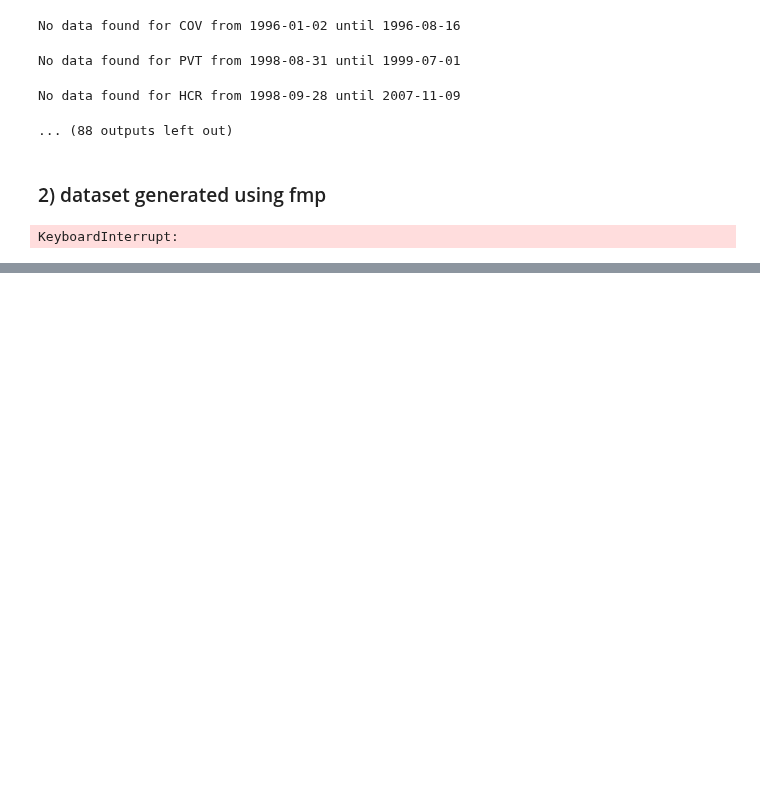
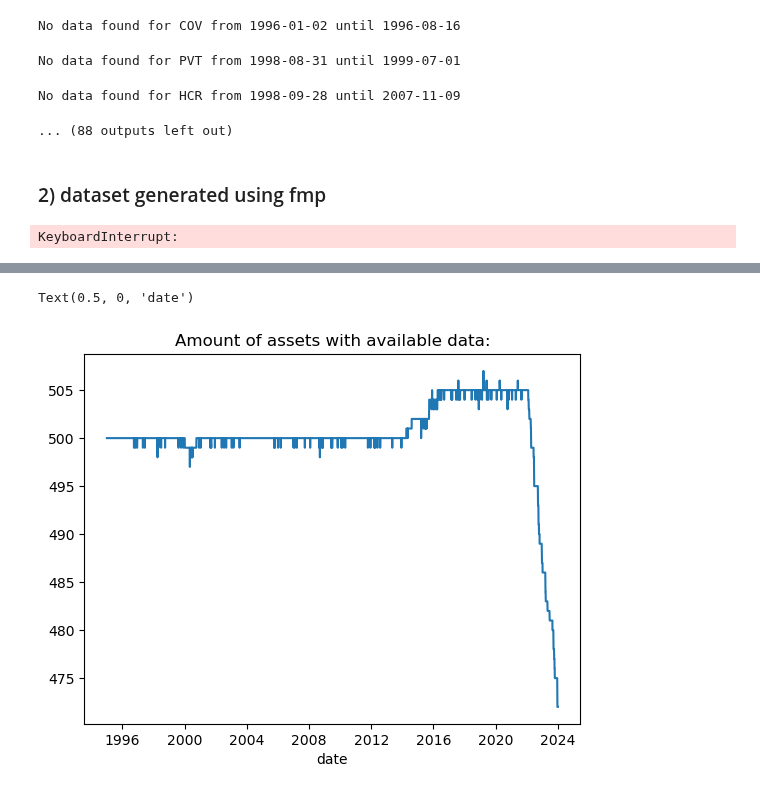
Before and after one commit to quintengeerts2000/MasterThesis-DRL_applications_to_stat_arb, a Jupyter notebook: empirical_analysis/data_gathering.ipynb, the cells around one changed output, grey strips where cells are left out. Cells and saved outputs as stored; diff of their text form; code cells hidden in the pictures; blank space fills up the shorter version.

```diff
--- a/empirical_analysis/data_gathering.ipynb
+++ b/empirical_analysis/data_gathering.ipynb
@@ -213,0 +221,20 @@ KeyboardInterrupt:
+# %%
+data = pd.read_csv('wrds_data_raw.csv')
+data.date = pd.to_datetime(data.date)
+# %%
+constituents = pd.read_csv('wrds_sp500_cons.csv')
+constituents.drop(columns=['Unnamed: 0'],inplace=True)
+constituents['SP500 End'] = pd.to_datetime(constituents['SP500 End'])
+constituents['SP500 Start'] = pd.to_datetime(constituents['SP500 Start'])
+# %%
+returns_dataset = pd.DataFrame()
+for permno in tqdm(set(data['PERMNO'].values)):
+    date_ranges = set([(row['SP500 Start'],row['SP500 End']) for _, row in constituents.loc[constituents['PERMNO'] == permno].iterrows()])
+    slices = [(data['PERMNO'] == permno) & (data['date'] >= start) & (data['date'] <= end) for start, end in date_ranges]
+    if len(slices) > 1:
+        mask   = np.bitwise_or(*slices)
+    else:
+        mask   = slices[0]
+    data_sliced = data[mask].set_index('date')
+    data_sliced = pd.DataFrame(data=data_sliced['RET'].values, index=data_sliced.index, columns=[constituents.loc[constituents['PERMNO'] == permno,'Ticker'].values[0]])
+    returns_dataset = pd.merge(returns_dataset, data_sliced, how='outer', left_index=True, right_index=True)
@@ -213,0 +277,7 @@ KeyboardInterrupt:
+# %%
+plt.plot(returns_dataset.count(axis=1))
+plt.title('Amount of assets with available data:')
+plt.xlabel('date')
+# %% [output]
+Text(0.5, 0, 'date')
+[figure, added]
```
Also changed, not shown: parts of 5 cells of this notebook, 6 other files.
